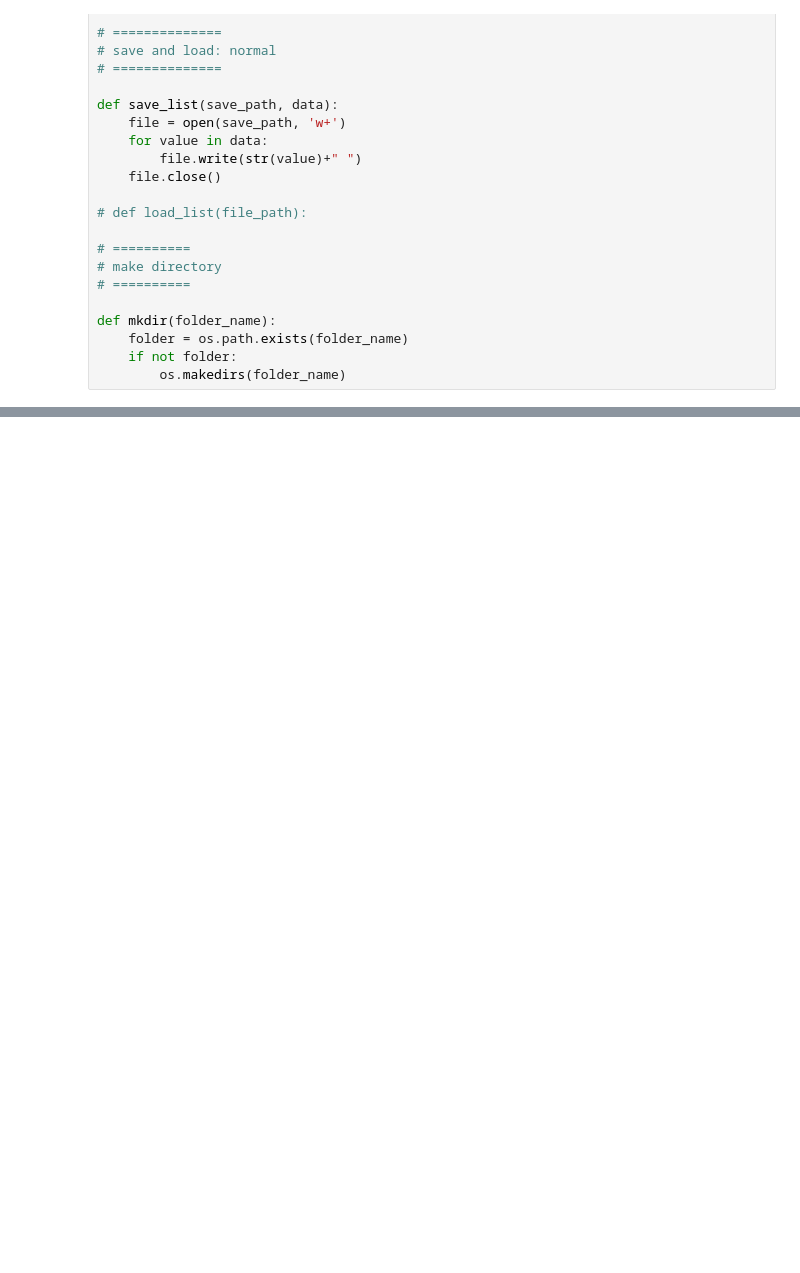
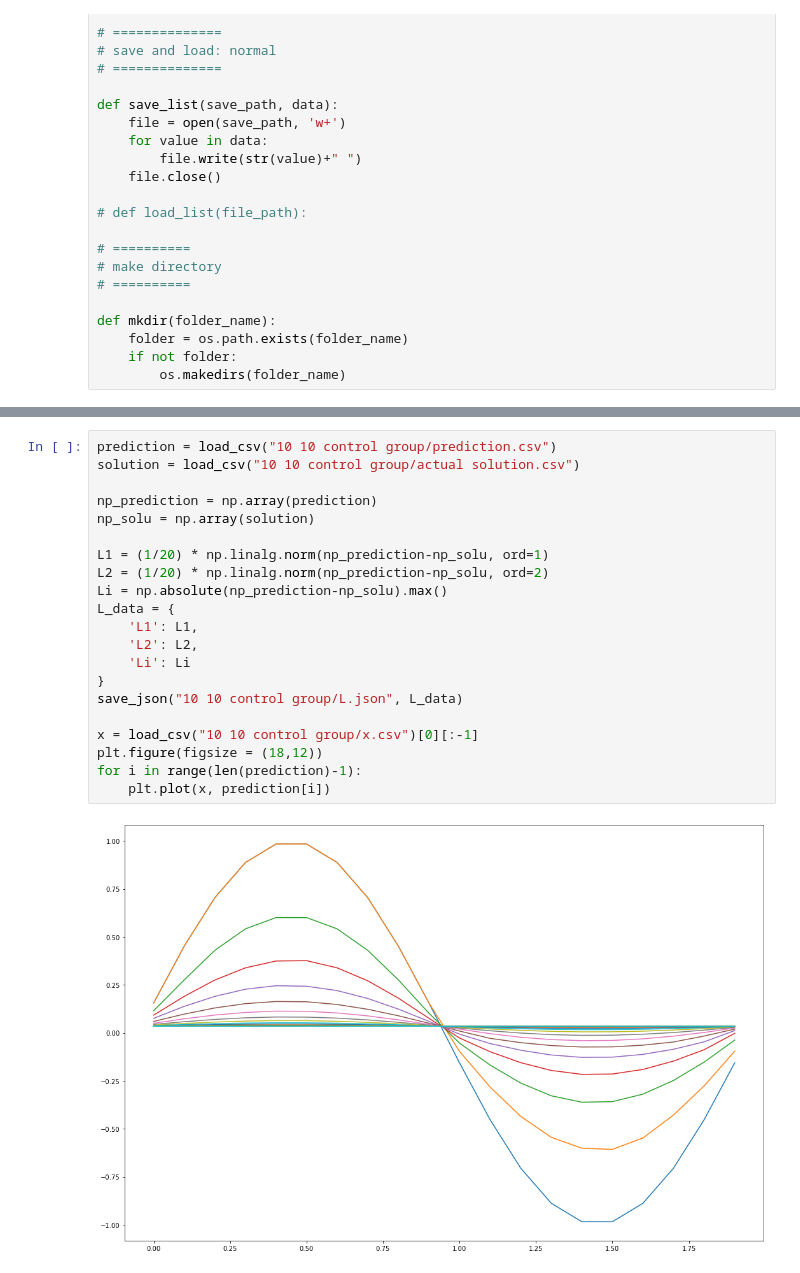
Before and after one commit to ZizhengYang/Summer-ResNet-solve-PDE-research-code, a Jupyter notebook: ResNet + PDE --- xx [3.0] graphing.ipynb, the cells around one changed output, grey strips where cells are left out. Saved outputs shown, nothing was run; the diff lists cells and outputs as text; blank space fills up the shorter version.

```diff
--- a/ResNet + PDE --- xx [3.0] graphing.ipynb
+++ b/ResNet + PDE --- xx [3.0] graphing.ipynb
@@ -71,0 +79,23 @@ def mkdir(folder_name):
+# %%
+prediction = load_csv("10 10 control group/prediction.csv")
+solution = load_csv("10 10 control group/actual solution.csv")
+
+np_prediction = np.array(prediction)
+np_solu = np.array(solution)
+
+L1 = (1/20) * np.linalg.norm(np_prediction-np_solu, ord=1)
+L2 = (1/20) * np.linalg.norm(np_prediction-np_solu, ord=2)
+Li = np.absolute(np_prediction-np_solu).max()
+L_data = {
+    'L1': L1,
+    'L2': L2,
+    'Li': Li
+}
+save_json("10 10 control group/L.json", L_data)
+
+x = load_csv("10 10 control group/x.csv")[0][:-1]
+plt.figure(figsize = (18,12))
+for i in range(len(prediction)-1):
+    plt.plot(x, prediction[i])
+# %% [output]
+[figure, added]
```
Also changed, not shown: parts of 4 cells of this notebook, 35 other files.
